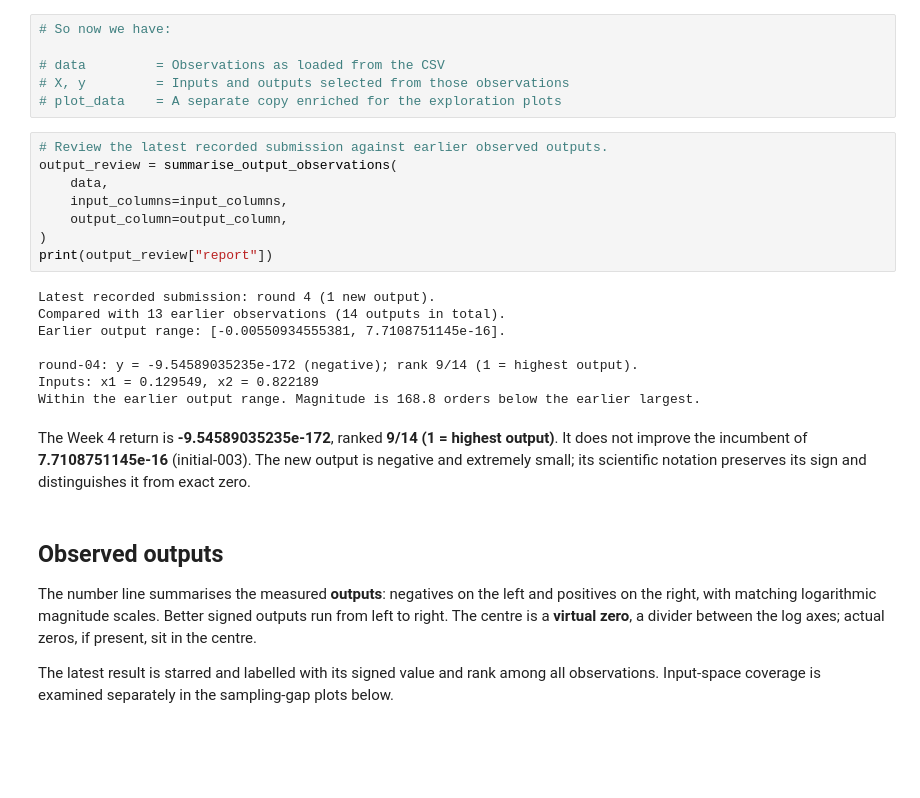
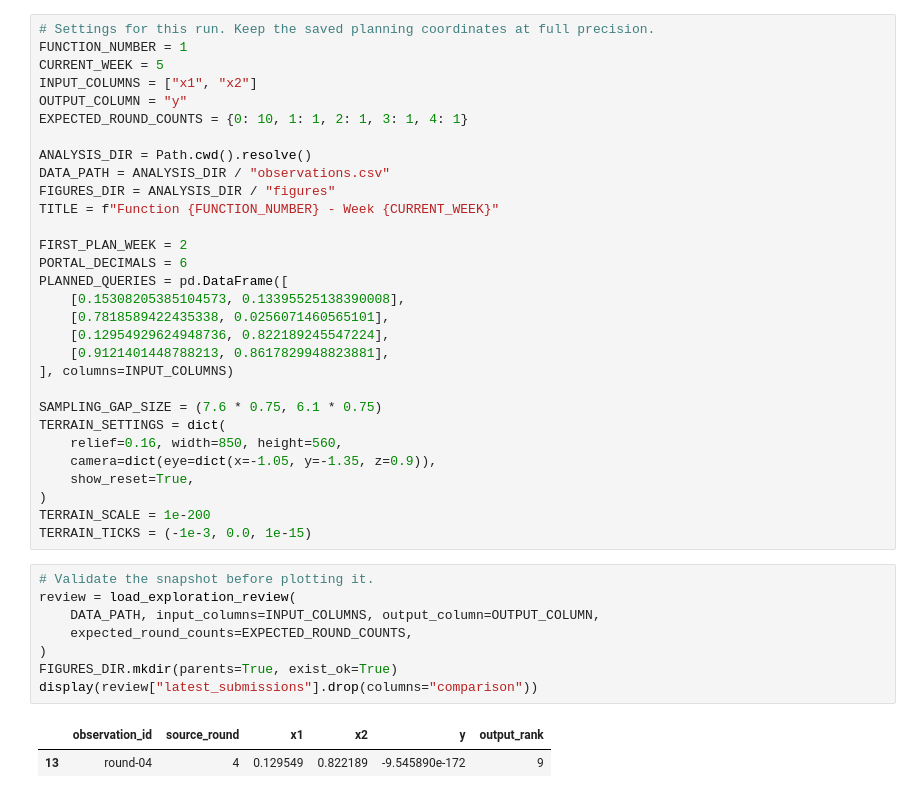
Before and after one commit to AnthonyPWatts/imperial-capstone, a Jupyter notebook: stage-2-bbo/notebooks/Function_1/Week_05/official/exploration.ipynb, the cells around one changed output. Saved outputs shown, nothing was run; the diff lists cells and outputs as text; blank space fills up the shorter version.

```diff
--- a/stage-2-bbo/notebooks/Function_1/Week_05/exploration.ipynb
+++ b/stage-2-bbo/notebooks/Function_1/Week_05/official/exploration.ipynb
@@ -101,34 +34,42 @@ y = data[output_column]
-# %%
-# So now we have:
-
-# data	       = Observations as loaded from the CSV
-# X, y	       = Inputs and outputs selected from those observations
-# plot_data	   = A separate copy enriched for the exploration plots
-# %%
-# Review the latest recorded submission against earlier observed outputs.
-output_review = summarise_output_observations(
-    data,
-    input_columns=input_columns,
-    output_column=output_column,
-)
-print(output_review["report"])
-# %% [output]
-Latest recorded submission: round 4 (1 new output).
-Compared with 13 earlier observations (14 outputs in total).
-Earlier output range: [-0.00550934555381, 7.7108751145e-16].
-
-round-04: y = -9.54589035235e-172 (negative); rank 9/14 (1 = highest output).
-Inputs: x1 = 0.129549, x2 = 0.822189
-Within the earlier output range. Magnitude is 168.8 orders below the earlier largest.
-# %% [markdown]
-The Week 4 return is **-9.54589035235e-172**, ranked **9/14 (1 = highest output)**. It does not improve the incumbent of **7.7108751145e-16** (initial-003). The new output is negative and extremely small; its scientific notation preserves its sign and distinguishes it from exact zero.
-# %% [markdown]
-## Observed outputs
-
-The number line summarises the measured **outputs**: negatives on the left and positives on the right,
-with matching logarithmic magnitude scales. Better signed outputs run from left to right.
-The centre is a **virtual zero**, a divider between the log axes; actual zeros, if present, sit in the centre.
-
-The latest result is starred and labelled with its signed value and rank among all observations.
-Input-space coverage is examined separately in the sampling-gap plots below.
+# %%
+# Settings for this run. Keep the saved planning coordinates at full precision.
+FUNCTION_NUMBER = 1
+CURRENT_WEEK = 5
+INPUT_COLUMNS = ["x1", "x2"]
+OUTPUT_COLUMN = "y"
+EXPECTED_ROUND_COUNTS = {0: 10, 1: 1, 2: 1, 3: 1, 4: 1}
+
+ANALYSIS_DIR = Path.cwd().resolve()
+DATA_PATH = ANALYSIS_DIR / "observations.csv"
+FIGURES_DIR = ANALYSIS_DIR / "figures"
+TITLE = f"Function {FUNCTION_NUMBER} - Week {CURRENT_WEEK}"
+
+FIRST_PLAN_WEEK = 2
+PORTAL_DECIMALS = 6
+PLANNED_QUERIES = pd.DataFrame([
+    [0.15308205385104573, 0.13395525138390008],
+    [0.7818589422435338, 0.0256071460565101],
+    [0.12954929624948736, 0.822189245547224],
+    [0.9121401448788213, 0.8617829948823881],
+], columns=INPUT_COLUMNS)
+
+SAMPLING_GAP_SIZE = (7.6 * 0.75, 6.1 * 0.75)
+TERRAIN_SETTINGS = dict(
+    relief=0.16, width=850, height=560,
+    camera=dict(eye=dict(x=-1.05, y=-1.35, z=0.9)),
+    show_reset=True,
+)
+TERRAIN_SCALE = 1e-200
+TERRAIN_TICKS = (-1e-3, 0.0, 1e-15)
+# %%
+# Validate the snapshot before plotting it.
+review = load_exploration_review(
+    DATA_PATH, input_columns=INPUT_COLUMNS, output_column=OUTPUT_COLUMN,
+    expected_round_counts=EXPECTED_ROUND_COUNTS,
+)
+FIGURES_DIR.mkdir(parents=True, exist_ok=True)
+display(review["latest_submissions"].drop(columns="comparison"))
+# %% [output]
+|  | observation_id | source_round | x1 | x2 | y | output_rank |
+| 13 | round-04 | 4 | 0.129549 | 0.822189 | -9.545890e-172 | 9 |
 # %%
```
Also changed, not shown: parts of 24 cells of this notebook, 41 other files.
